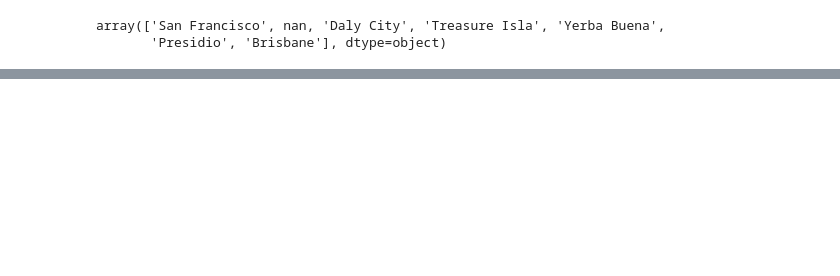
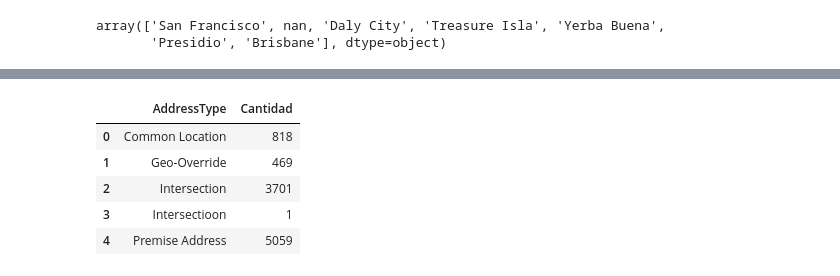
Before and after one commit to Jhani18/LimpiezaBaseDeDatos, a Jupyter notebook: [NRC_6292]_JhaniraAranda_La21Unidad2.pdf-checkpoint.ipynb, the cells around one changed output, grey strips where cells are left out. Saved outputs shown, nothing was run; the diff lists cells and outputs as text; code cells hidden in the pictures; blank space fills up the shorter version.

```diff
--- a/[NRC_6292]_JhaniraAranda_La21Unidad2.pdf-checkpoint.ipynb
+++ b/[NRC_6292]_JhaniraAranda_La21Unidad2.pdf-checkpoint.ipynb
@@ -331,0 +336,10 @@ array(['San Francisco', nan, 'Daly City', 'Treasure Isla', 'Yerba Buena',
+# %%
+'''Se muestra los valores unicos de la columna AddressType'''
+d_unico(['AddressType'])
+# %% [output]
+|  | AddressType | Cantidad |
+| 0 | Common Location | 818 |
+| 1 | Geo-Override | 469 |
+| 2 | Intersection | 3701 |
+| 3 | Intersectioon | 1 |
+| 4 | Premise Address | 5059 |
```
Also changed, not shown: parts of 3 cells of this notebook.
